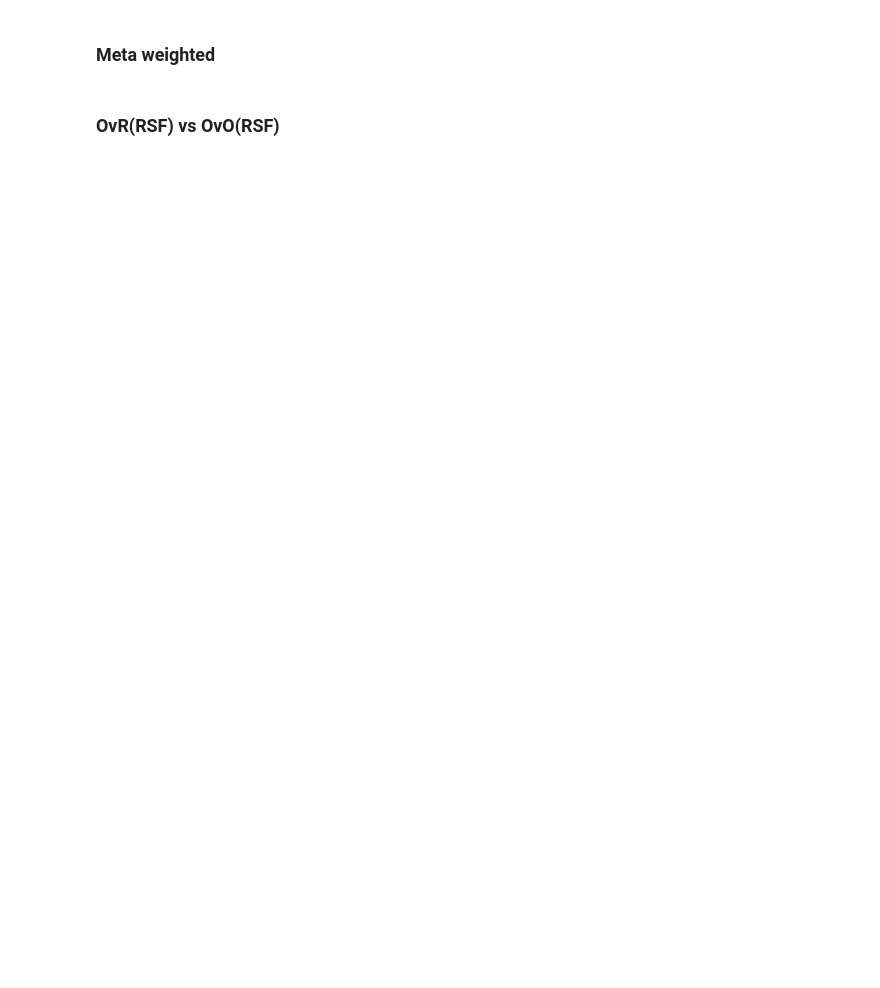
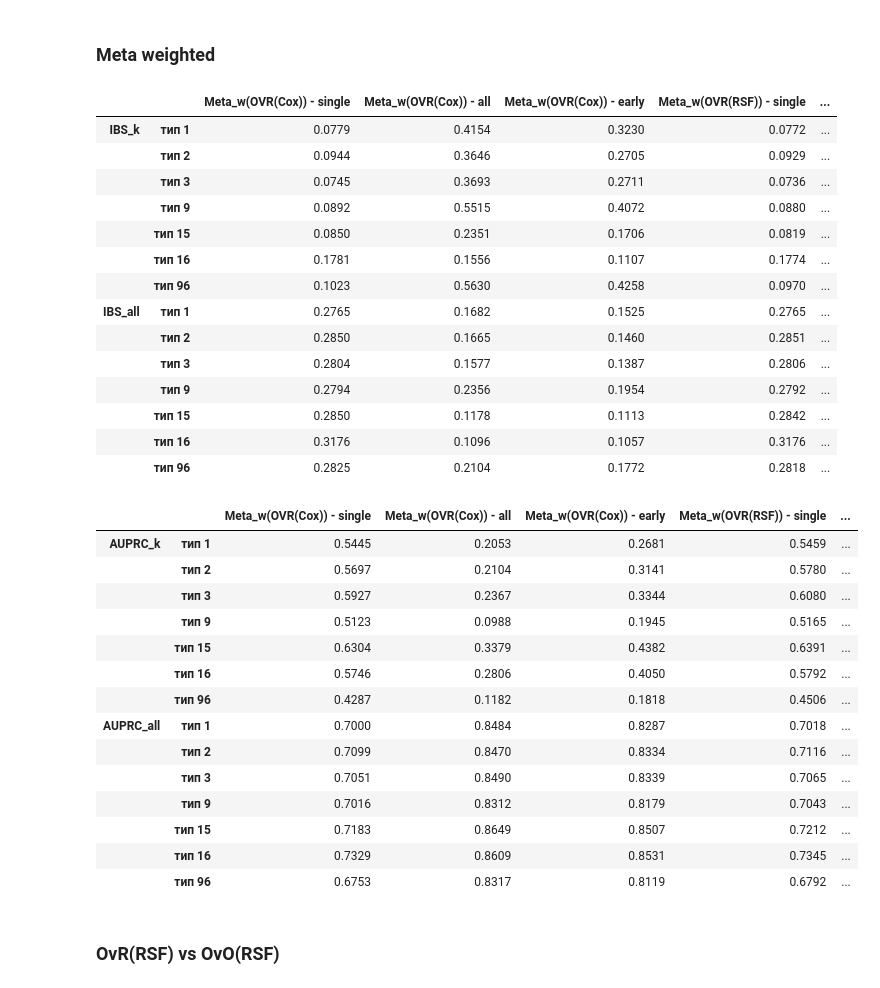
Before and after one commit to Irma-5/ms-system, a Jupyter notebook: SA_competrisk.ipynb, the cells around one changed output. Drawn from its saved outputs; the diff is of its cells as text; code cells hidden in the pictures; blank space fills up the shorter version.

```diff
--- a/SA_competrisk.ipynb
+++ b/SA_competrisk.ipynb
@@ -1237,3 +1338,65 @@ df_auc
+# %%
+col_names = [f'тип {i}' for i in [1, 2, 3, 9, 15, 16, 96]]
+# ind = [f'OVR({i}) - {j}' for i in ['Cox', 'RSF'] for j in ['single', 'all', 'early']]
+ind = [f'Meta_w(OVR({i})) - {j}' for i in ['Cox', 'RSF'] for j in ['single', 'all', 'early']]
+
+ovr_ibs_k = np.empty(shape=(7, len(preds)))
+ovr_auc_k = np.empty(shape=(7, len(preds)))
+ovr_ibs_all = np.empty(shape=(7, len(preds)))
+ovr_auc_all = np.empty(shape=(7, len(preds)))
+for i in y_train.event.unique():
+    if i:
+        for j, sf in enumerate(preds):
+#             sf = cif[i-1, ...]
+            ovr_auc_k[i-1][j] = calculate_survival_auprc_vectorized(get_y_self_event(y_test, [i]), sf[y_test.event == i, :], TIME_GRID)
+            ovr_ibs_k[i-1][j] = ibs_remain(get_y_self_event(y_train, [i]), get_y_self_event(y_test, [i]), sf[y_test.event == i, :], times=TIME_GRID, axis=-1)
+            y_test_all = np.empty(len(y_test), dtype=[('event', bool), ('duration', float)])
+            y_test_all['event'] = (y_test['event'] == i)
+            y_test_all['duration'] = y_test['duration']
+            y_train_all = np.empty(len(y_train), dtype=[('event', bool), ('duration', float)])
+            y_train_all['event'] = (y_train['event'] == i)
+            y_train_all['duration'] = y_train['duration']
+            ovr_auc_all[i-1][j] = calculate_survival_auprc_vectorized(y_test_all, sf, TIME_GRID)
+            ovr_ibs_all[i-1][j] = ibs_remain(y_train_all, y_test_all, sf, times=TIME_GRID, axis=-1)
+idx_ibs = pd.MultiIndex.from_product([['IBS_k', 'IBS_all'], col_names])
+idx_auc = pd.MultiIndex.from_product([['AUPRC_k', 'AUPRC_all'], col_names])
+df_ibs = pd.DataFrame(np.vstack((ovr_ibs_k, ovr_ibs_all)), index=idx_ibs, columns=ind)
+df_auc = pd.DataFrame(np.vstack((ovr_auc_k, ovr_auc_all)), index=idx_auc, columns=ind)
+def style_df(df):
+    return df.style.format(precision=4).set_properties(**{'text-align': 'center', 'border': '1px solid black'}).set_table_styles([{'selector': 'th', 'props': [('text-align', 'center'), ('background-color', '#f0f0f0'), ('border', '1px solid black'), ('font-weight', 'bold')]}])
+display(style_df(df_ibs))
+display(style_df(df_auc))
+# %% [output]
+|  |  | Meta_w(OVR(Cox)) - single | Meta_w(OVR(Cox)) - all | Meta_w(OVR(Cox)) - early | Meta_w(OVR(RSF)) - single | ... |
+| IBS_k | тип 1 | 0.0779 | 0.4154 | 0.3230 | 0.0772 | ... |
+|  | тип 2 | 0.0944 | 0.3646 | 0.2705 | 0.0929 | ... |
+|  | тип 3 | 0.0745 | 0.3693 | 0.2711 | 0.0736 | ... |
+|  | тип 9 | 0.0892 | 0.5515 | 0.4072 | 0.0880 | ... |
+|  | тип 15 | 0.0850 | 0.2351 | 0.1706 | 0.0819 | ... |
+|  | тип 16 | 0.1781 | 0.1556 | 0.1107 | 0.1774 | ... |
+|  | тип 96 | 0.1023 | 0.5630 | 0.4258 | 0.0970 | ... |
+| IBS_all | тип 1 | 0.2765 | 0.1682 | 0.1525 | 0.2765 | ... |
+|  | тип 2 | 0.2850 | 0.1665 | 0.1460 | 0.2851 | ... |
+|  | тип 3 | 0.2804 | 0.1577 | 0.1387 | 0.2806 | ... |
+|  | тип 9 | 0.2794 | 0.2356 | 0.1954 | 0.2792 | ... |
+|  | тип 15 | 0.2850 | 0.1178 | 0.1113 | 0.2842 | ... |
+|  | тип 16 | 0.3176 | 0.1096 | 0.1057 | 0.3176 | ... |
+|  | тип 96 | 0.2825 | 0.2104 | 0.1772 | 0.2818 | ... |
+|  |  | Meta_w(OVR(Cox)) - single | Meta_w(OVR(Cox)) - all | Meta_w(OVR(Cox)) - early | Meta_w(OVR(RSF)) - single | ... |
+| AUPRC_k | тип 1 | 0.5445 | 0.2053 | 0.2681 | 0.5459 | ... |
+|  | тип 2 | 0.5697 | 0.2104 | 0.3141 | 0.5780 | ... |
+|  | тип 3 | 0.5927 | 0.2367 | 0.3344 | 0.6080 | ... |
+|  | тип 9 | 0.5123 | 0.0988 | 0.1945 | 0.5165 | ... |
+|  | тип 15 | 0.6304 | 0.3379 | 0.4382 | 0.6391 | ... |
+|  | тип 16 | 0.5746 | 0.2806 | 0.4050 | 0.5792 | ... |
+|  | тип 96 | 0.4287 | 0.1182 | 0.1818 | 0.4506 | ... |
+| AUPRC_all | тип 1 | 0.7000 | 0.8484 | 0.8287 | 0.7018 | ... |
+|  | тип 2 | 0.7099 | 0.8470 | 0.8334 | 0.7116 | ... |
+|  | тип 3 | 0.7051 | 0.8490 | 0.8339 | 0.7065 | ... |
+|  | тип 9 | 0.7016 | 0.8312 | 0.8179 | 0.7043 | ... |
+|  | тип 15 | 0.7183 | 0.8649 | 0.8507 | 0.7212 | ... |
+|  | тип 16 | 0.7329 | 0.8609 | 0.8531 | 0.7345 | ... |
+|  | тип 96 | 0.6753 | 0.8317 | 0.8119 | 0.6792 | ... |
 # %% [markdown]
 ### OvR(RSF) vs OvO(RSF)
 # %%
```
Also changed, not shown: parts of 15 cells of this notebook.
